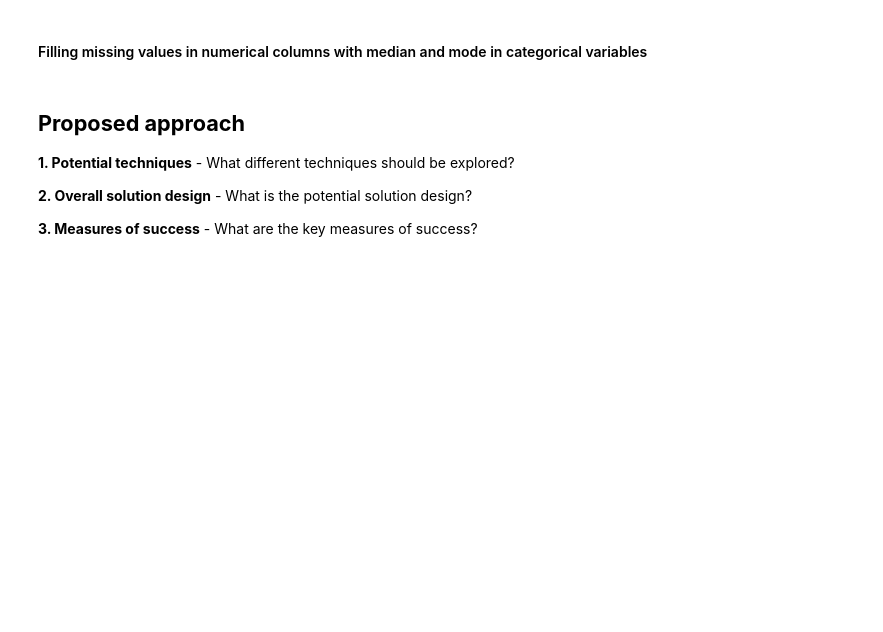
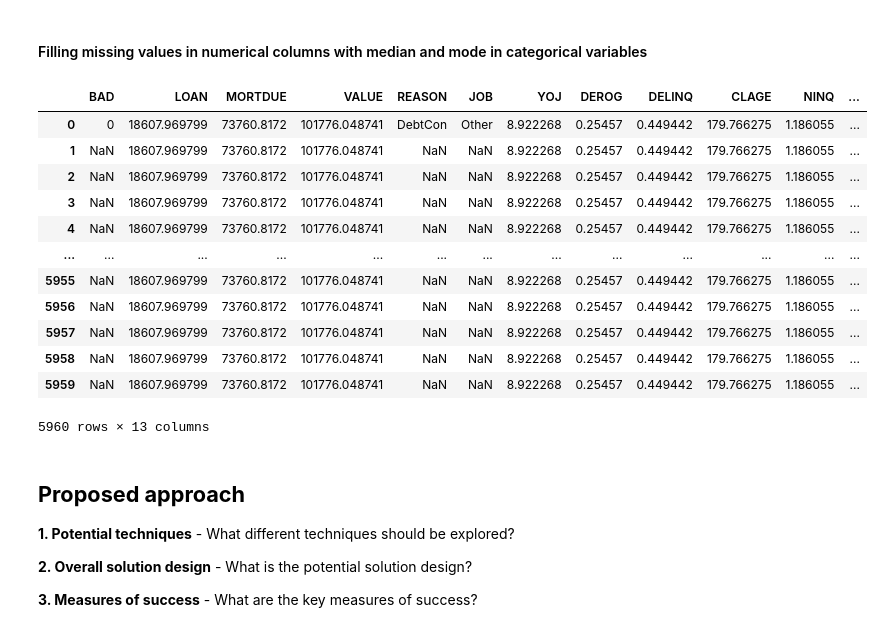
Before and after one commit to asadTariq666/Python_work, a Jupyter notebook: Loan Default Classification/Reference_Notebook_Milestone_1_Classification .ipynb, the cells around one changed output. Cells and saved outputs as stored; diff of their text form; code cells hidden in the pictures; blank space fills up the shorter version.

Commit message:
Loan default classification

```diff
--- a/Loan Default Classification/Reference_Notebook_Milestone_1_Classification .ipynb
+++ b/Loan Default Classification/Reference_Notebook_Milestone_1_Classification .ipynb
@@ -683,11 +685,11 @@ def treat_outliers(df,col):
     col: name of the column
     '''
 
-    Q1=______________ # 25th quantile
-    Q3=_____________  # 75th quantile
-    IQR=___________   # IQR Range
-    Lower_Whisker = ____________  #define lower whisker
-    Upper_Whisker = ____________  # define upper Whisker
+    Q1=df.quantile(0.25)  # 25th quantile
+    Q3=df.quantile(0.75)  # 75th quantile
+    IQR=Q3-Q1   # IQR Range
+    Lower_Whisker = Q1 -  1.5*IQR  #define lower whisker
+    Upper_Whisker = Q1 + 1.5*IQR  # define upper Whisker
     df[col] = np.clip(df[col], Lower_Whisker, Upper_Whisker) # all the values samller than Lower_Whisker will be assigned value of Lower_whisker
                                                             # and all the values above upper_whishker will be assigned value of upper_Whisker
     return df
@@ -733,20 +735,34 @@ for colmn in missing_col:
 # %%
 #  Treat Missing values in numerical columns with median and mode in categorical variables
 # Select numeric columns.
 num_data = df.select_dtypes('number')
 
 # Select string and object columns.
 cat_data = df.select_dtypes('category').columns.tolist()#df.select_dtypes('object')
 
 # Fill numeric columns with median.
 # Remove _________ and complete the code
-df[num_data.columns] = num_data._________________
+df[num_data.columns] = num_data.mean()
 
 # Fill object columns with model.
 # Remove _________ and complete the code
 for column in cat_data:
     mode = df[column].mode()[0]
-    df[column] = df[column].____________
+    df[column] = df[column].mode()
+# %% [output]
+|  | BAD | LOAN | MORTDUE | VALUE | REASON | JOB | YOJ | DEROG | DELINQ | CLAGE | NINQ | ... |
+| 0 | 0 | 18607.969799 | 73760.8172 | 101776.048741 | DebtCon | Other | 8.922268 | 0.25457 | 0.449442 | 179.766275 | 1.186055 | ... |
+| 1 | NaN | 18607.969799 | 73760.8172 | 101776.048741 | NaN | NaN | 8.922268 | 0.25457 | 0.449442 | 179.766275 | 1.186055 | ... |
+| 2 | NaN | 18607.969799 | 73760.8172 | 101776.048741 | NaN | NaN | 8.922268 | 0.25457 | 0.449442 | 179.766275 | 1.186055 | ... |
+| 3 | NaN | 18607.969799 | 73760.8172 | 101776.048741 | NaN | NaN | 8.922268 | 0.25457 | 0.449442 | 179.766275 | 1.186055 | ... |
+| 4 | NaN | 18607.969799 | 73760.8172 | 101776.048741 | NaN | NaN | 8.922268 | 0.25457 | 0.449442 | 179.766275 | 1.186055 | ... |
+| ... | ... | ... | ... | ... | ... | ... | ... | ... | ... | ... | ... | ... |
+| 5955 | NaN | 18607.969799 | 73760.8172 | 101776.048741 | NaN | NaN | 8.922268 | 0.25457 | 0.449442 | 179.766275 | 1.186055 | ... |
+| 5956 | NaN | 18607.969799 | 73760.8172 | 101776.048741 | NaN | NaN | 8.922268 | 0.25457 | 0.449442 | 179.766275 | 1.186055 | ... |
+| 5957 | NaN | 18607.969799 | 73760.8172 | 101776.048741 | NaN | NaN | 8.922268 | 0.25457 | 0.449442 | 179.766275 | 1.186055 | ... |
+| 5958 | NaN | 18607.969799 | 73760.8172 | 101776.048741 | NaN | NaN | 8.922268 | 0.25457 | 0.449442 | 179.766275 | 1.186055 | ... |
+| 5959 | NaN | 18607.969799 | 73760.8172 | 101776.048741 | NaN | NaN | 8.922268 | 0.25457 | 0.449442 | 179.766275 | 1.186055 | ... |
+5960 rows × 13 columns
 # %% [markdown]
 ## **Proposed approach**
 **1. Potential techniques** - What different techniques should be explored?
```
Also changed, not shown: parts of 2 cells of this notebook.
